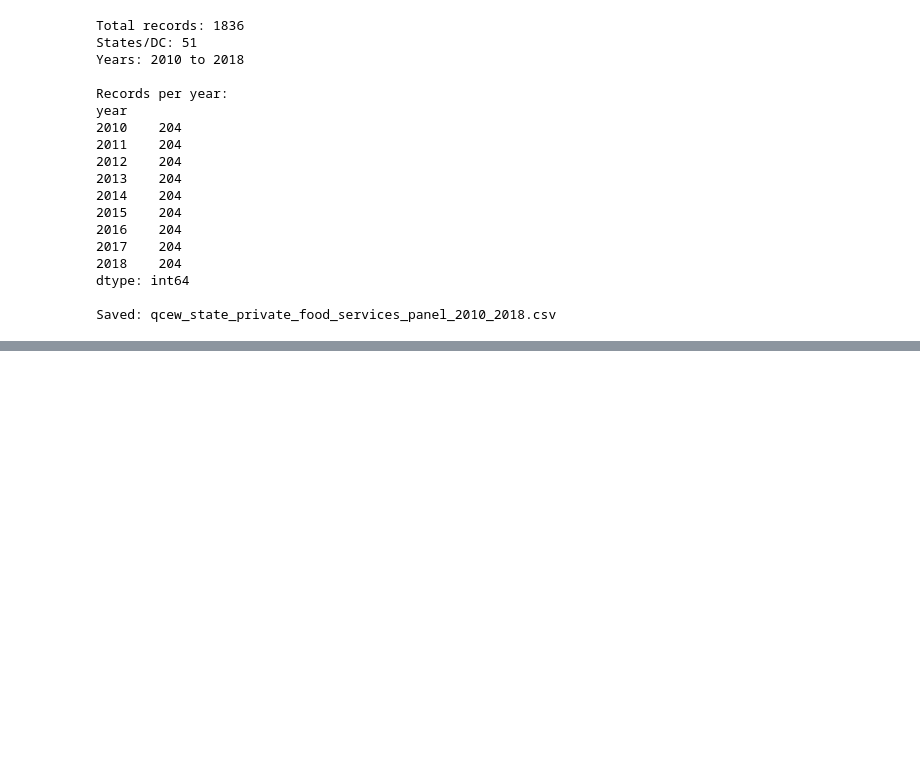
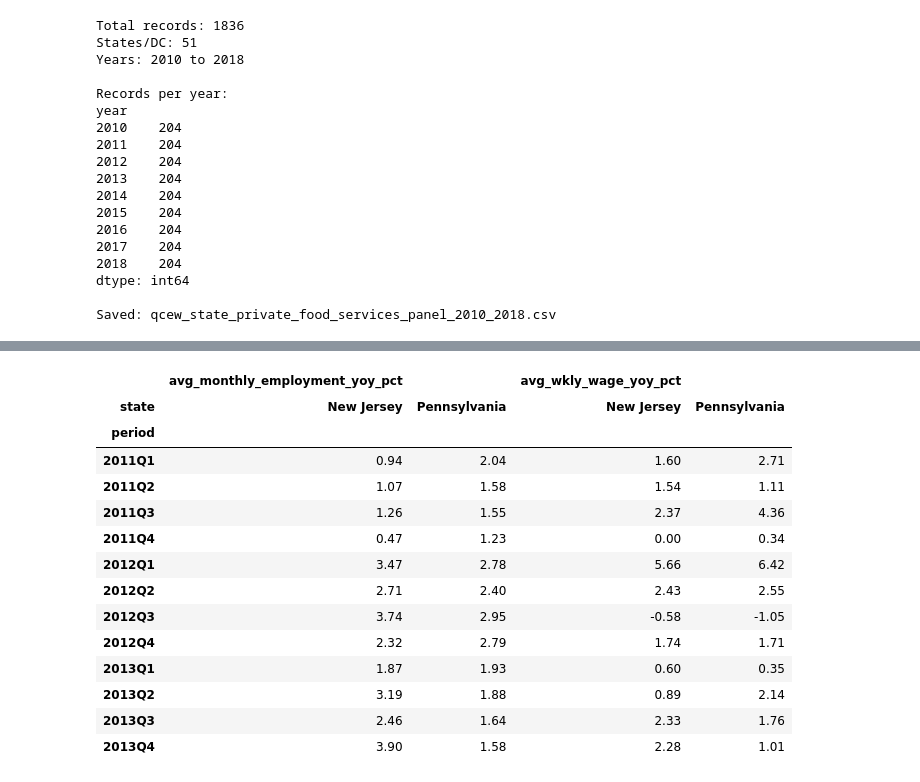
Before and after one commit to RohanDevre36/Minimum-wage-causal-analysis, a Jupyter notebook: 01_Data_Collection.ipynb, the cells around one changed output, grey strips where cells are left out. Saved outputs shown, nothing was run; the diff lists cells and outputs as text; code cells hidden in the pictures; blank space fills up the shorter version.

```diff
--- a/01_Data_Collection.ipynb
+++ b/01_Data_Collection.ipynb
@@ -1079,0 +1566,48 @@ Saved: qcew_state_private_food_services_panel_2010_2018.csv
+# %%
+##Compare year-over-year growth across all pre-policy quarters
+# Sort observations so each state's quarters are in chronological order.
+pre_growth = pre_policy.sort_values(
+    ["state", "period"]
+).copy()
+
+# Compare each quarter with the same quarter one year earlier.
+# periods=4 means four quarterly observations back.
+# This helps account for recurring seasonal patterns.
+for column in ["avg_monthly_employment", "avg_wkly_wage"]:
+    pre_growth[f"{column}_yoy_pct"] = (
+        pre_growth.groupby("state")[column]
+        .pct_change(periods=4, fill_method=None)
+        * 100
+    )
+
+# Arrange the results so the two states appear side by side.
+# The first year has no prior-year observations, so exclude it here.
+growth_comparison = (
+    pre_growth.loc[pre_growth["year"] >= 2011]
+    .pivot(
+        index="period",
+        columns="state",
+        values=[
+            "avg_monthly_employment_yoy_pct",
+            "avg_wkly_wage_yoy_pct"
+        ]
+    )
+)
+
+display(growth_comparison.round(2))
+# %% [output]
+|  | avg_monthly_employment_yoy_pct |  | avg_wkly_wage_yoy_pct |  |
+| state | New Jersey | Pennsylvania | New Jersey | Pennsylvania |
+| period |  |  |  |  |
+| 2011Q1 | 0.94 | 2.04 | 1.60 | 2.71 |
+| 2011Q2 | 1.07 | 1.58 | 1.54 | 1.11 |
+| 2011Q3 | 1.26 | 1.55 | 2.37 | 4.36 |
+| 2011Q4 | 0.47 | 1.23 | 0.00 | 0.34 |
+| 2012Q1 | 3.47 | 2.78 | 5.66 | 6.42 |
+| 2012Q2 | 2.71 | 2.40 | 2.43 | 2.55 |
+| 2012Q3 | 3.74 | 2.95 | -0.58 | -1.05 |
+| 2012Q4 | 2.32 | 2.79 | 1.74 | 1.71 |
+| 2013Q1 | 1.87 | 1.93 | 0.60 | 0.35 |
+| 2013Q2 | 3.19 | 1.88 | 0.89 | 2.14 |
+| 2013Q3 | 2.46 | 1.64 | 2.33 | 1.76 |
+| 2013Q4 | 3.90 | 1.58 | 2.28 | 1.01 |
```
Also changed, not shown: parts of 15 cells of this notebook.
